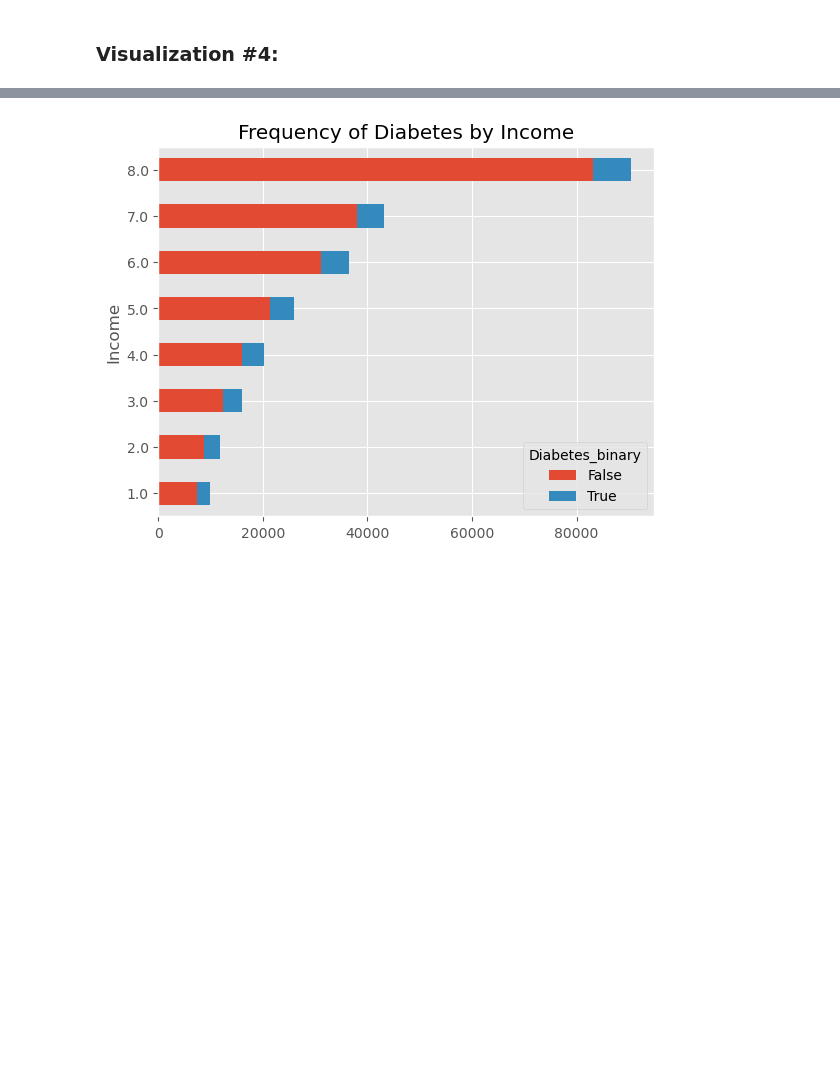
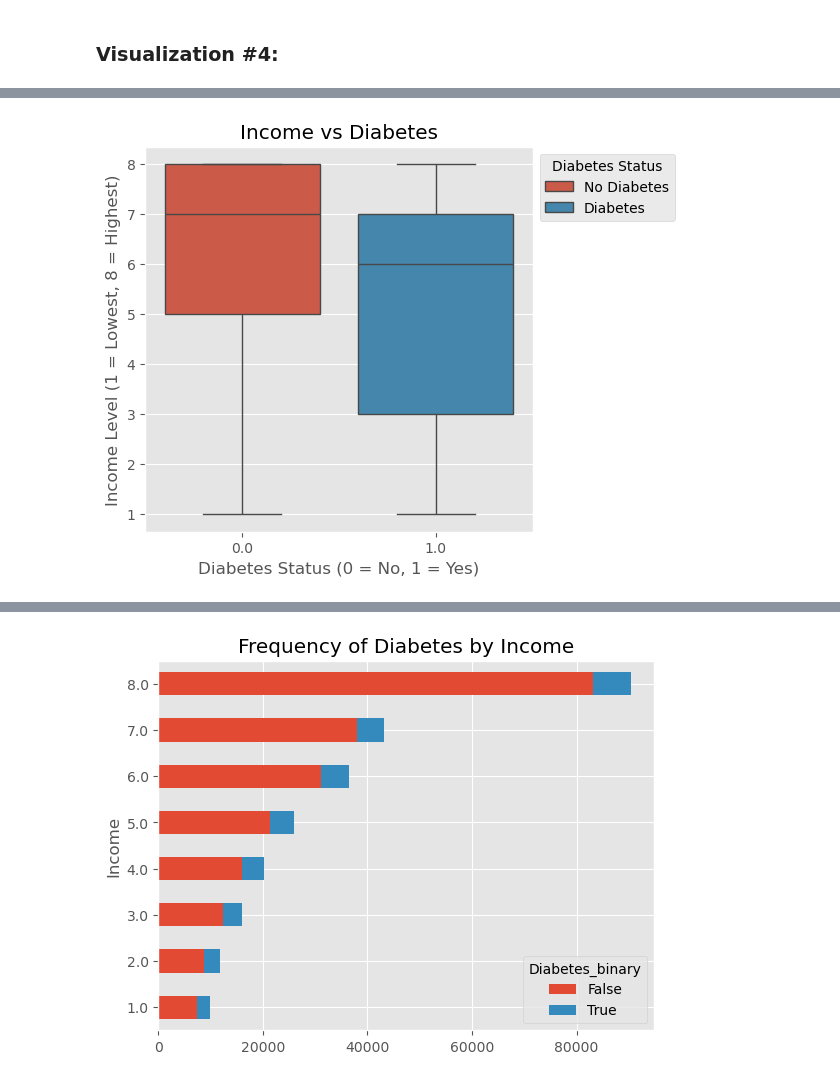
Before and after one commit to 48878679/CS-5324-Lab1, a Jupyter notebook: Lab1/Lab1.ipynb, the cells around one changed output, grey strips where cells are left out. Cells and saved outputs as stored; diff of their text form; code cells hidden in the pictures; blank space fills up the shorter version.

```diff
--- a/Lab1/Lab1.ipynb
+++ b/Lab1/Lab1.ipynb
@@ -318,0 +358,15 @@ This population pyramid visualization compares the distribution of age and diabe
+# %%
+# side to side box plots
+plt.subplots(figsize=(5, 5))
+
+sns.boxplot(x="Diabetes_binary", y="Income", data=df_imputed, hue="Diabetes_binary")
+
+# labels
+plt.title('Income vs Diabetes')
+plt.xlabel('Diabetes Status (0 = No, 1 = Yes)')
+plt.ylabel('Income Level (1 = Lowest, 8 = Highest)')
+plt.legend(['No Diabetes', 'Diabetes'], title='Diabetes Status', bbox_to_anchor=(1, 1))  #asked ChatGPT and google AI how to put the legend to the side of the boxplot since assigning the hue created one
+
+plt.show()
+# %% [output]
+[figure, added]
```
Also changed, not shown: parts of 6 cells of this notebook.
